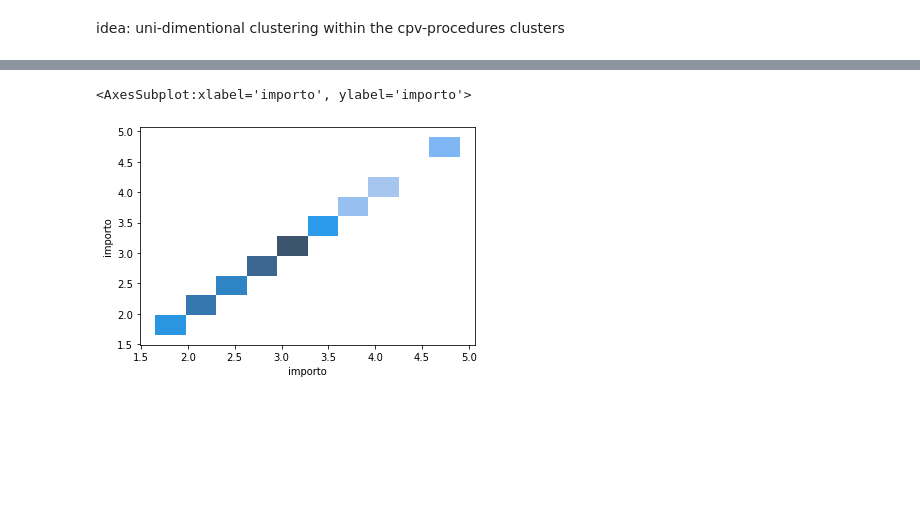
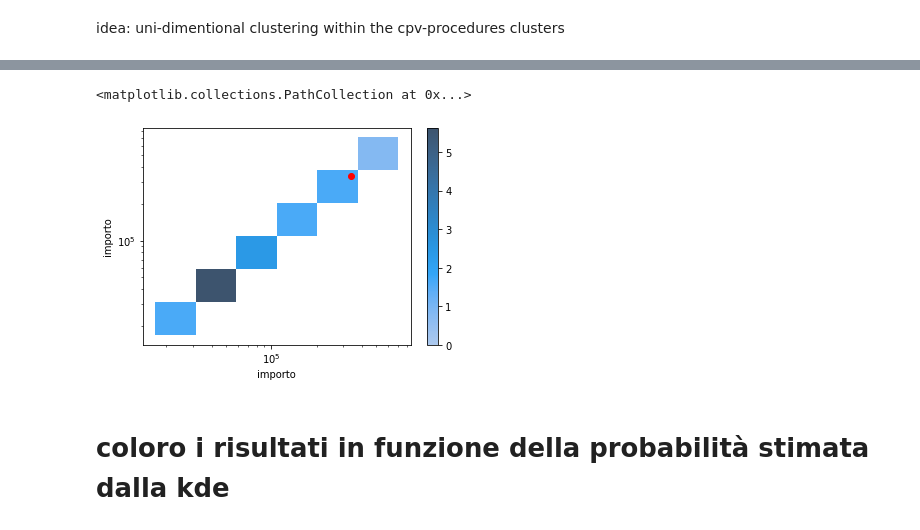
Before and after one commit to Yourne/synapthesis, a Jupyter notebook: result_analysis.ipynb, the cells around one changed output, grey strips where cells are left out. Saved outputs shown, nothing was run; the diff lists cells and outputs as text; code cells hidden in the pictures; blank space fills up the shorter version.

```diff
--- a/result_analysis.ipynb
+++ b/result_analysis.ipynb
@@ -23,6 +27,3 @@ for agent in ["id_pa", "id_be"]:
     df = df.join(global_stats, on=agent)
 
 # sta cosa è sostituta da median_annual_contract e med_ann_rev
-# %%
-df = df[df["cpv"].isin(prep.abc_cpv_short_names.keys())]
-df = df[df["id_scelta_contraente"].isin(prep.abc_procedure_short_names.keys())]
@@ -29,5 +36,9 @@ df = df[df["id_scelta_contraente"].isin(prep.abc_procedure_short_names.keys())]
 # %%
 # df must be local
+
+df = df[df["cpv"] == 33]
+df = df[df["id_scelta_contraente"] == 1]
+
 for agent in ["id_pa", "id_be"]:
     local_stats = pd.concat([
         df.groupby(agent)["importo"].median().rename(
@@ -74,8 +81,16 @@ Name: id_pa, Length: 101458, dtype: bool
 # %%
 # where lies the lot in the (pa, be) distribution?
 import seaborn as sns
+import matplotlib.pyplot as plt
 import numpy as np
-sns.histplot(x=np.log10(df[df["id_pa"] == 2997].importo), y=np.log10(df[df["id_be"] == 95012].importo))
+
+_, ax = plt.subplots()
+sns.histplot(x=df[df["id_pa"] == 2435].importo,
+             y=df[df["id_be"] == 93140].importo,
+             stat="density",log_scale=True, cbar=True, ax=ax)
+ax.scatter([340800],[340800], c="red")
 # %% [output]
-<AxesSubplot:xlabel='importo', ylabel='importo'>
+<matplotlib.collections.PathCollection at 0x...>
-[figure, old version]
+[figure, new version]
+# %% [markdown]
+# coloro i risultati in funzione della probabilità stimata dalla kde
```
Also changed, not shown: parts of 10 cells of this notebook, 4 other files.
